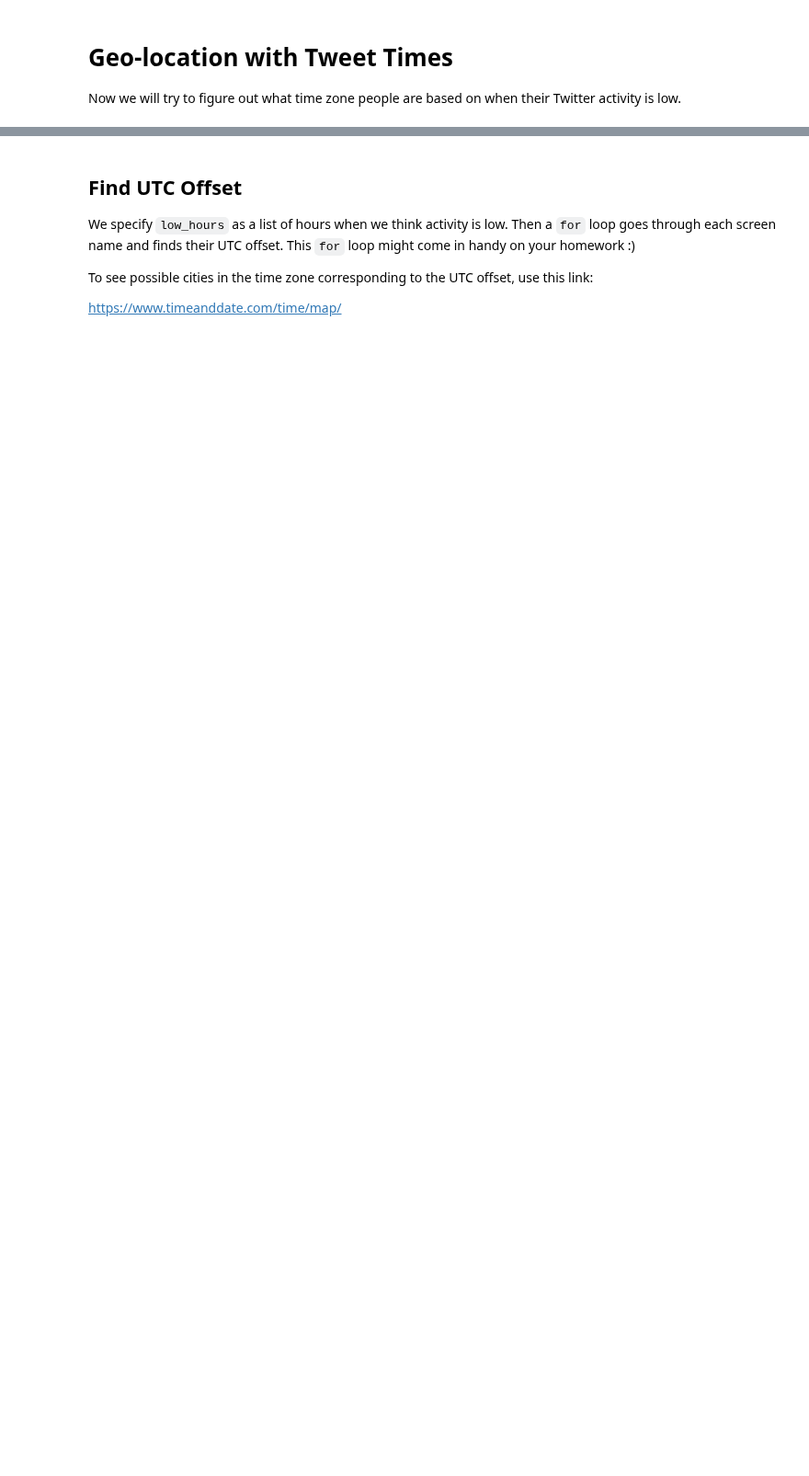
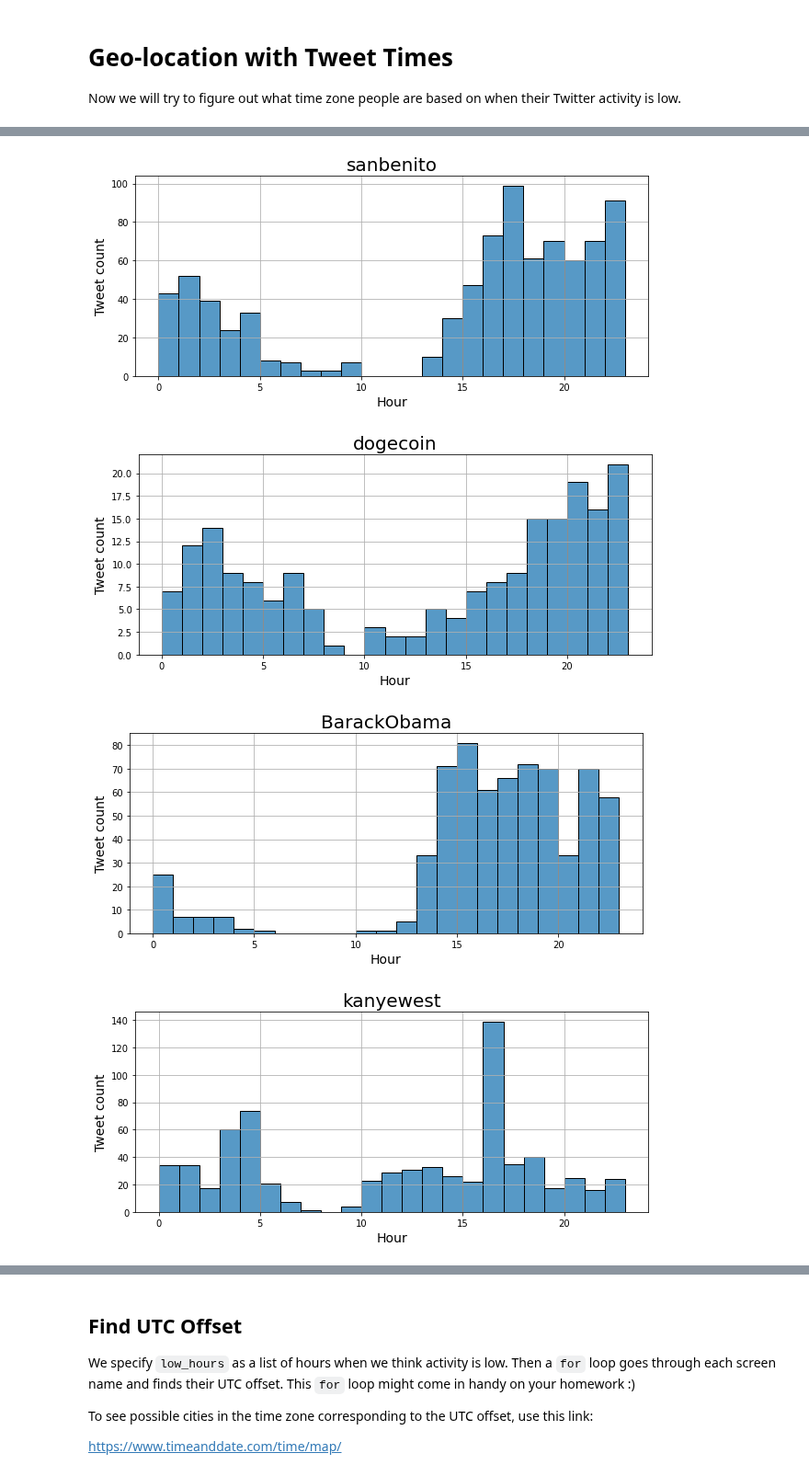
Before and after one commit to zlisto/social_media_analytics, a Jupyter notebook: Lecture08_TimeSeriesAnalysis.ipynb, the cells around one changed output, grey strips where cells are left out. Shown at 92% size. Cells and saved outputs as stored; diff of their text form; code cells hidden in the pictures; blank space fills up the shorter version.

```diff
--- a/Lecture08_TimeSeriesAnalysis.ipynb
+++ b/Lecture08_TimeSeriesAnalysis.ipynb
@@ -329,13 +399,24 @@ Let's begin by making a histogram of the hour of each tweet for each user in the
 # %%
+df_all['hour'] = df_all.created_at_datetime.dt.hour   #get the hour of the tweet
+
+df_all.drop(df_all[df_all.screen_name=='AOC'].index, inplace = True)
+df_all.drop(df_all[df_all.screen_name=='KingJames'].index, inplace = True)
+
+
 bins = list(range(0,24))
 
-for screen_name in df.screen_name.unique():
-    df1 = df[df.screen_name==screen_name]
+for screen_name in df_all.screen_name.unique():
+    df1 = df_all[df_all.screen_name==screen_name]
     fig = plt.figure(figsize = (10,4))
     sns.histplot(data = df1, x = 'hour',bins = bins)
     plt.title(f"{screen_name}",fontsize = 20)
 
     plt.ylabel("Tweet count",fontsize = 14)
     plt.xlabel("Hour",fontsize = 14)
     plt.grid()
     plt.show()
+# %% [output]
+[figure, added]
+[figure, added]
+[figure, added]
+[figure, added]
```
Also changed, not shown: parts of 43 cells of this notebook.
